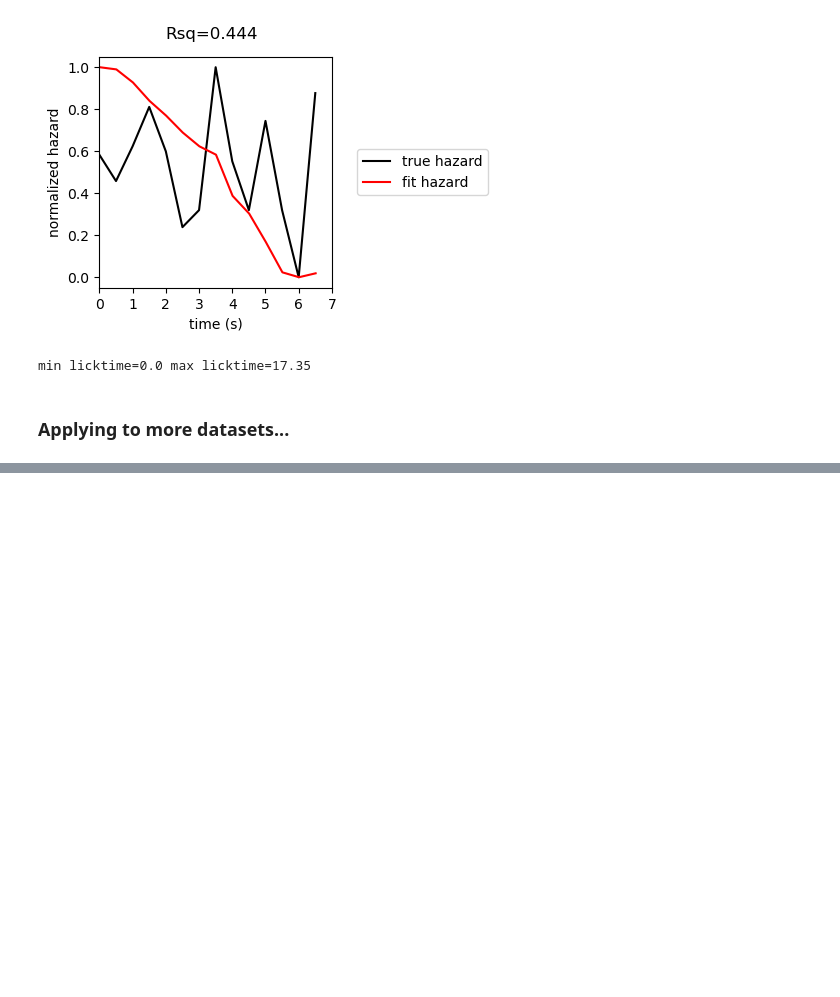
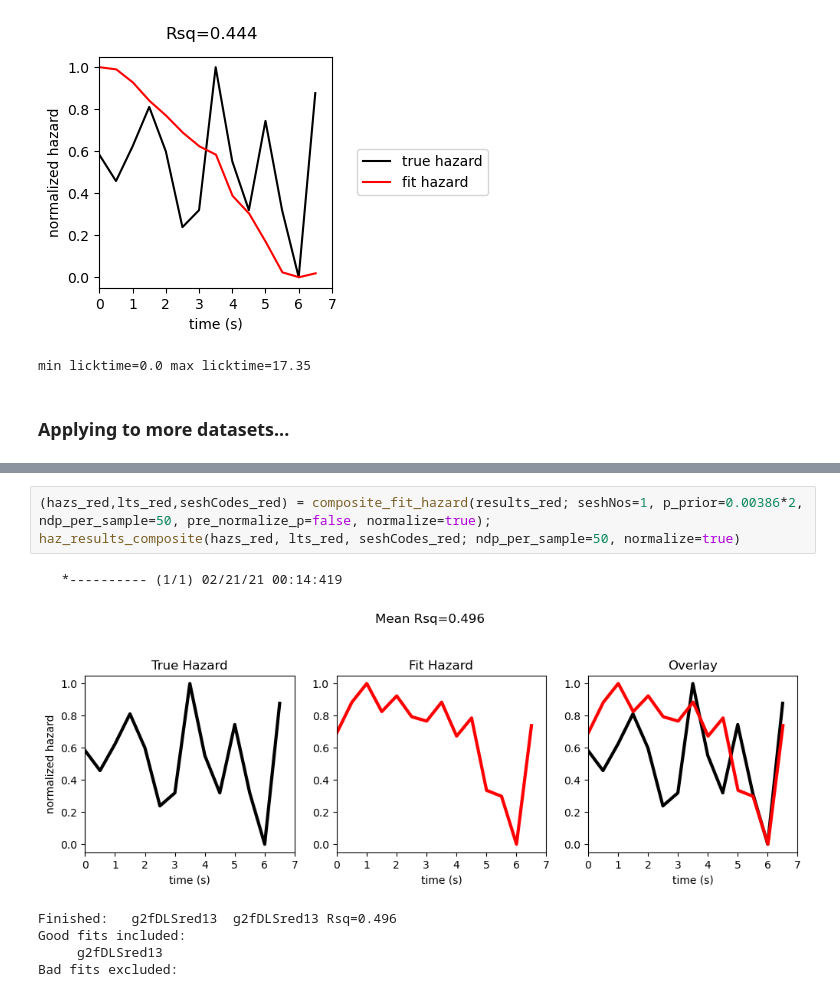
Before and after one commit to harvardschoolofmouse/HSOManalysisPackages, a Jupyter notebook: JuliaLanguage_Hierarchical_Models/2021-2-20 Hazard Fitting with Logit Model.ipynb, the cells around one changed output, grey strips where cells are left out. Saved outputs shown, nothing was run; the diff lists cells and outputs as text; blank space fills up the shorter version.

```diff
--- a/JuliaLanguage_Hierarchical_Models/2021-2-20 Hazard Fitting with Logit Model.ipynb
+++ b/JuliaLanguage_Hierarchical_Models/2021-2-20 Hazard Fitting with Logit Model.ipynb
@@ -137,0 +177,10 @@ postprocessingfunction = template_postprocessingfunction#bootlogit_timeslice_pos
+# %%
+(hazs_red,lts_red,seshCodes_red) = composite_fit_hazard(results_red; seshNos=1, p_prior=0.00386*2, ndp_per_sample=50, pre_normalize_p=false, normalize=true);
+haz_results_composite(hazs_red, lts_red, seshCodes_red; ndp_per_sample=50, normalize=true)
+# %% [output]
+   *---------- (1/1) 02/21/21 00:14:419
+[figure, added]
+Finished:   g2fDLSred13  g2fDLSred13 Rsq=0.496
+Good fits included:
+     g2fDLSred13
+Bad fits excluded:
```
Also changed, not shown: parts of 2 cells of this notebook, 1 other file.
